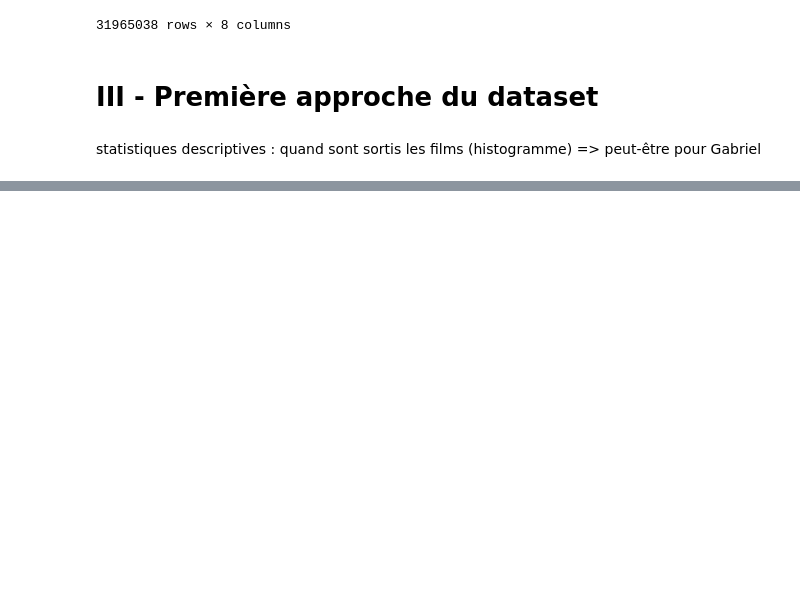
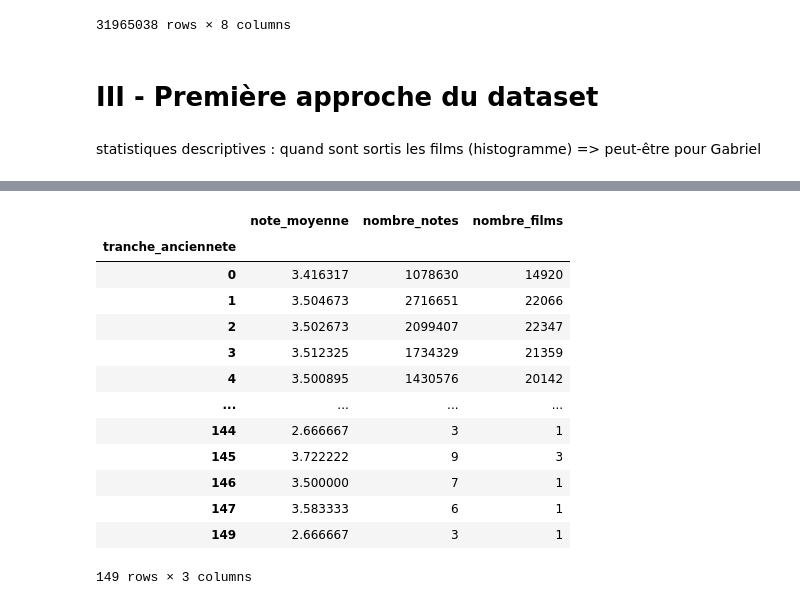
Before and after one commit to gcourtadon/ensae_pythondatascience_films, a Jupyter notebook: extraire_movielens.ipynb, the cells around one changed output, grey strips where cells are left out. Saved outputs shown, nothing was run; the diff lists cells and outputs as text; code cells hidden in the pictures; blank space fills up the shorter version.

```diff
--- a/extraire_movielens.ipynb
+++ b/extraire_movielens.ipynb
@@ -200,0 +253,46 @@ statistiques descriptives : quand sont sortis les films (histogramme) => peut-ê
+# %%
+# Branche 1 : chaque film compte pareil
+par_film = (
+    df_anciennete
+    .groupby(["movieId", "tranche_anciennete"], observed=True)["rating"]
+    .agg(moyenne_film="mean", nombre_notes="count")
+    .reset_index()
+)
+
+resume_anciennete = (
+    par_film
+    .groupby("tranche_anciennete", observed=True)
+    .agg(
+        note_moyenne=("moyenne_film", "mean"),
+        nombre_films=("movieId", "nunique"),
+        nombre_notes=("nombre_notes", "sum")
+    )
+)
+
+# Branche 2 : chaque note compte pareil
+resume_anciennete_non_moyenne = (
+    df_anciennete
+    .groupby("tranche_anciennete", observed=True)
+    .agg(
+        note_moyenne=("rating", "mean"),
+        nombre_notes=("rating", "count"),
+        nombre_films=("movieId", "nunique")
+    )
+)
+
+resume_anciennete_non_moyenne
+# %% [output]
+|  | note_moyenne | nombre_notes | nombre_films |
+| tranche_anciennete |  |  |  |
+| 0 | 3.416317 | 1078630 | 14920 |
+| 1 | 3.504673 | 2716651 | 22066 |
+| 2 | 3.502673 | 2099407 | 22347 |
+| 3 | 3.512325 | 1734329 | 21359 |
+| 4 | 3.500895 | 1430576 | 20142 |
+| ... | ... | ... | ... |
+| 144 | 2.666667 | 3 | 1 |
+| 145 | 3.722222 | 9 | 3 |
+| 146 | 3.500000 | 7 | 1 |
+| 147 | 3.583333 | 6 | 1 |
+| 149 | 2.666667 | 3 | 1 |
+149 rows × 3 columns
```
Also changed, not shown: parts of 13 cells of this notebook.
